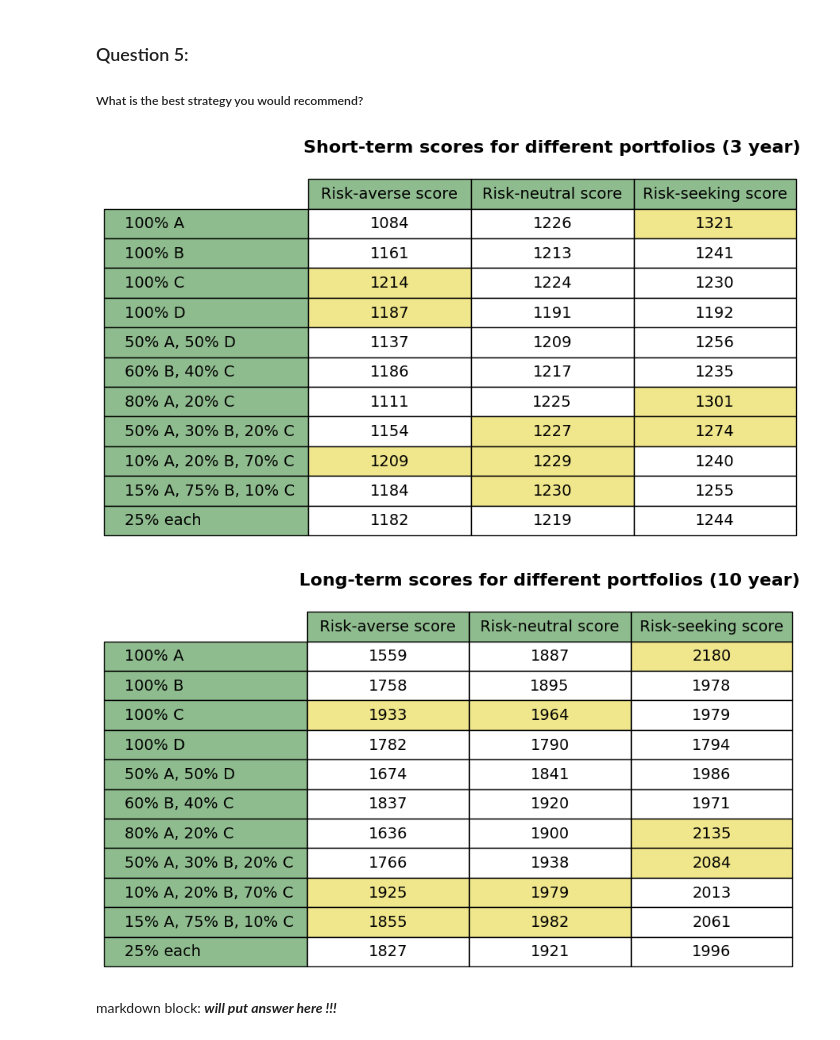
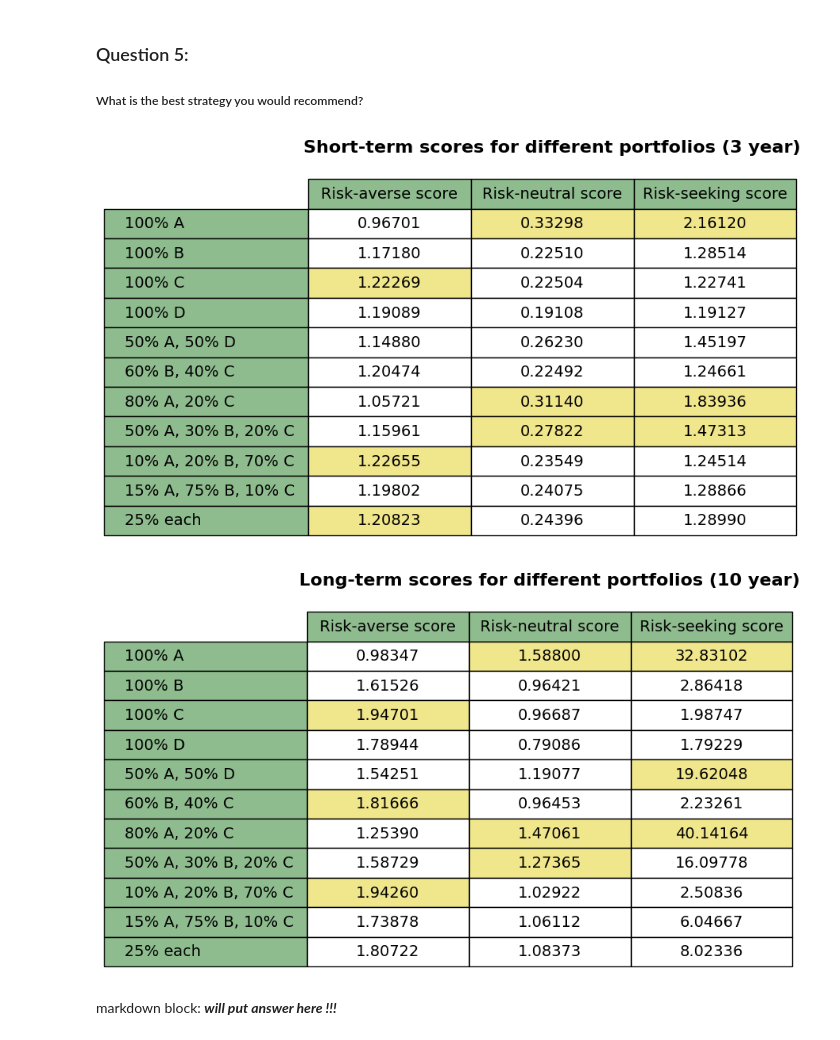
Before and after one commit to myin27/OR442-Term-Project, a Jupyter notebook: project.ipynb, the cells around one changed output. Drawn from its saved outputs; the diff is of its cells as text; code cells hidden in the pictures.

Commit message:
CE risk calculations

```diff
--- a/project.ipynb
+++ b/project.ipynb
@@ -75,16 +75,27 @@ def percent_of_outliers(values: np.ndarray) -> float:
         outliers = np.sum((values < lower_bound) | (values > upper_bound))
         return outliers / len(values) * 100
 
-def get_scores(values: np.ndarray) -> list[int]:
-        q25 = np.percentile(values, 25)
-        median = np.median(values)
-        q75 = np.percentile(values, 75)
+def get_scores(values: np.ndarray) -> list[float]:
 
-        risk_averse_score = int((0.5 * q25 + 0.4 * median + 0.1 * q75) // 1000)
-        risk_neutral_score = int((0.1 * q25 + 0.8 * median + 0.1 * q75) // 1000)
-        risk_seeking_score = int((0.1 * q25 + 0.6 * median + 0.3 * q75) // 1000)
+        risk_averse_score = calculate_CE(values, 3)
+        risk_neutral_score = calculate_CE(values, 0)
+        risk_seeking_score =  calculate_CE(values, -3)
 
         return [risk_averse_score, risk_neutral_score, risk_seeking_score]
+
+def calculate_CE(values: np.ndarray, lam: int) -> float:
+       W_0 = NUM_SIMS
+       ratio = values/W_0  #wi/w_0
+       #risk neutral casses
+       if(lam == 0):
+               return float(np.mean(ratio) - 1)
+
+       e_term = np.exp(-lam * ratio) # e^(-lamda * ratio)
+       mean_E = np.mean(e_term) # E[e_term]
+
+       return float(-(1/lam) * np.log(mean_E))
+
+
 
 def print_stats(values: np.ndarray, header: str = "Stats:", footer: str = ""):
         mean = np.mean(values)
@@ -1348,8 +1359,10 @@ ax.axis('off')
 ax.axis('tight')
 ax.set_title("Short-term scores for different portfolios (3 year)", fontweight="bold", fontsize=16, pad=20)
 
+#rounding for display
+cell_text = [[f"{val:.5f}" for val in row] for row in SHORT_TERM_SCORES]
 table = ax.table(
-    cellText=SHORT_TERM_SCORES,
+    cellText=cell_text,
     rowLabels=["100% A", "100% B", "100% C", "100% D", "50% A, 50% D",
                "60% B, 40% C", "80% A, 20% C", "50% A, 30% B, 20% C",
                "10% A, 20% B, 70% C", "15% A, 75% B, 10% C", "25% each"],
@@ -1376,41 +1389,44 @@ fig.subplots_adjust(left=0.02, right=0.98, top=0.98, bottom=0.02)
 
 plt.show()
 # %% [output]
-[figure, old version]
+[figure, new version]
 # %%
 fig, ax = plt.subplots()
 ax.axis('off')
 ax.axis('tight')
 ax.set_title("Long-term scores for different portfolios (10 year)", fontweight="bold", fontsize=16, pad=20)
 
+#rounding for display
+cell_text = [[f"{val:.5f}" for val in row] for row in LONG_TERM_SCORES]
+
 table = ax.table(
-    cellText=LONG_TERM_SCORES,
+    cellText=cell_text,
     rowLabels=["100% A", "100% B", "100% C", "100% D", "50% A, 50% D",
                "60% B, 40% C", "80% A, 20% C", "50% A, 30% B, 20% C",
                "10% A, 20% B, 70% C", "15% A, 75% B, 10% C", "25% each"],
     colLabels=["Risk-averse score", "Risk-neutral score", "Risk-seeking score"],
     cellLoc="center",
     loc="center",
     rowColours=["darkseagreen"] * len(LONG_TERM_SCORES),
     colColours=["darkseagreen"] * 3
 )
 table.auto_set_font_size(False)
 table.set_fontsize(14)
 table.scale(1, 1.8)  # increase row height
 
 # highlighting max score for each column
 for i in range(3):
     col_values = [score[i] for score in LONG_TERM_SCORES]
     max_3_values = sorted(col_values, reverse=True)[:3]
     for j, value in enumerate(col_values):
         if value in max_3_values:
             table[j + 1, i].set_facecolor("khaki")
 
 # remove extra margins so table fills the axes (no gap at the top)
 fig.subplots_adjust(left=0.02, right=0.98, top=0.98, bottom=0.02)
 
 plt.show()
 # %% [output]
-[figure, old version]
+[figure, new version]
 # %% [markdown]
 markdown block: ***will put answer here !!!***
```
Also changed, not shown: parts of 22 cells of this notebook.
